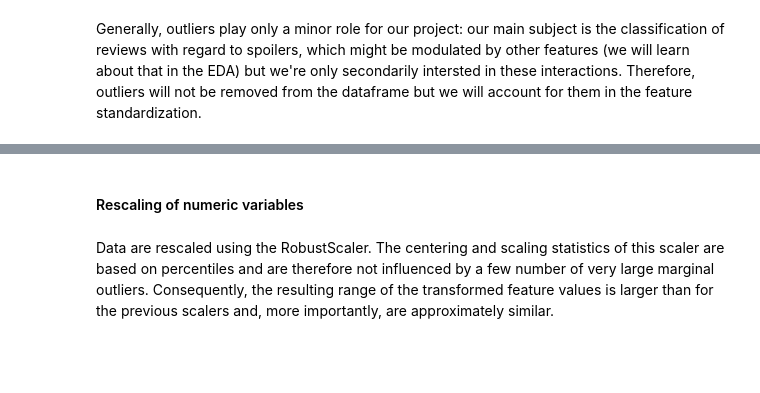
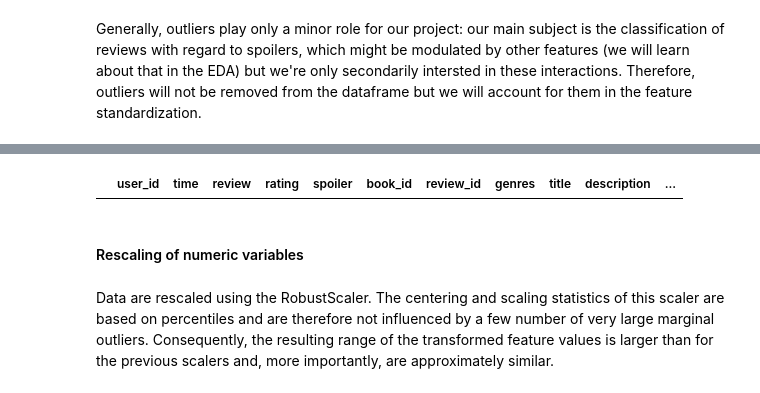
Before and after one commit to Grindata/NF_Capstone_Spoiler_Detection, a Jupyter notebook: 02_Preprocessing.ipynb, the cells around one changed output, grey strips where cells are left out. Cells and saved outputs as stored; diff of their text form; code cells hidden in the pictures; blank space fills up the shorter version.

```diff
--- a/02_Preprocessing.ipynb
+++ b/02_Preprocessing.ipynb
@@ -232,0 +266,6 @@ Index(['user_id', 'time', 'review', 'rating', 'spoiler', 'book_id',
+# %%
+#Drop entries for last GoT volume.
+train.drop(train.loc[train.title == 'A Dream of Spring (A Song of Ice and Fire, #7)'].index, inplace = True)
+# %%
+#Change values from 2089 to 2012
+train.publication_year.replace(2089, 2012, inplace = True)
@@ -232,0 +290,7 @@ Index(['user_id', 'time', 'review', 'rating', 'spoiler', 'book_id',
+# %%
+#Change values from 16 to 2016
+train.publication_year.replace(16, 2016, inplace = True)
+# %%
+train.query('num_pages == 0')
+# %% [output]
+|  | user_id | time | review | rating | spoiler | book_id | review_id | genres | title | description | ... |
```
Also changed, not shown: parts of 20 cells of this notebook, 1 other file.
